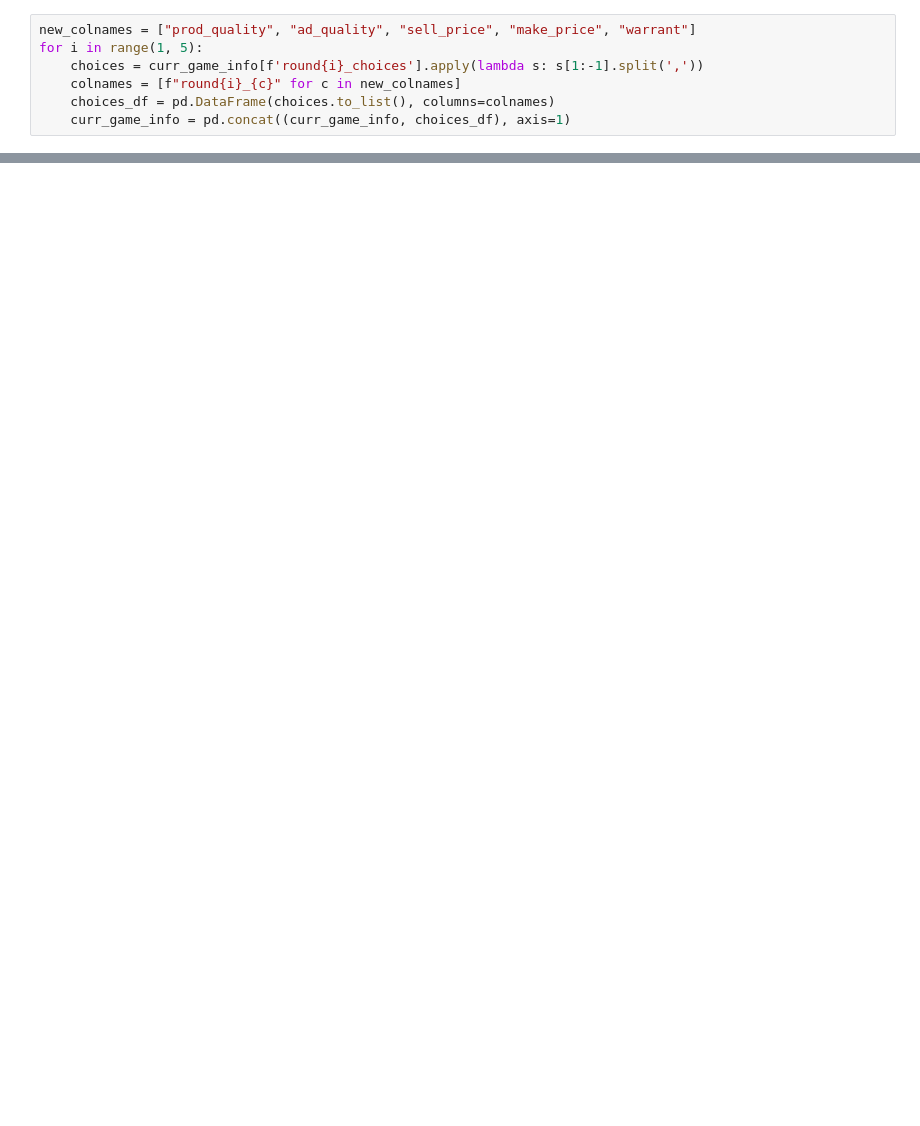
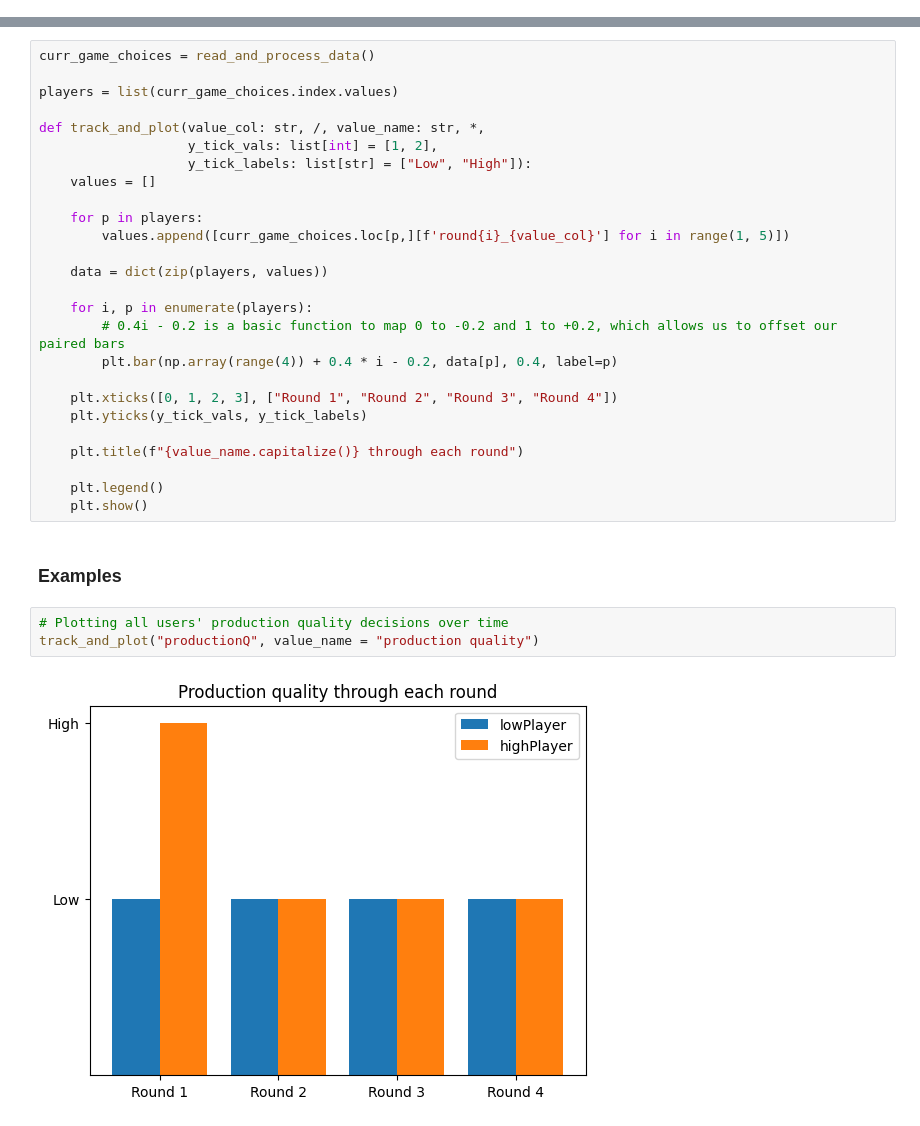
Before and after one commit to shahabhishek1729/toothpaste-empirica, a Jupyter notebook: base_producer_experiment/Admin Dashboard.ipynb, the cells around one changed output, grey strips where cells are left out. Saved outputs shown, nothing was run; the diff lists cells and outputs as text; blank space fills up the shorter version.

Commit message:
Added data dashboard

```diff
--- a/base_producer_experiment/Admin Dashboard.ipynb
+++ b/base_producer_experiment/Admin Dashboard.ipynb
@@ -98,7 +49,0 @@ Index(['id', 'gameID', 'treatmentName', 'introDone', 'ended', 'participantID',
-# %%
-new_colnames = ["prod_quality", "ad_quality", "sell_price", "make_price", "warrant"]
-for i in range(1, 5):
-    choices = curr_game_info[f'round{i}_choices'].apply(lambda s: s[1:-1].split(','))
-    colnames = [f"round{i}_{c}" for c in new_colnames]
-    choices_df = pd.DataFrame(choices.to_list(), columns=colnames)
-    curr_game_info = pd.concat((curr_game_info, choices_df), axis=1)
@@ -132,0 +119,33 @@ Index(['id', 'gameID', 'treatmentName', 'introDone', 'ended', 'participantID',
+# %%
+curr_game_choices = read_and_process_data()
+
+players = list(curr_game_choices.index.values)
+
+def track_and_plot(value_col: str, /, value_name: str, *,
+                   y_tick_vals: list[int] = [1, 2],
+                   y_tick_labels: list[str] = ["Low", "High"]):
+    values = []
+
+    for p in players:
+        values.append([curr_game_choices.loc[p,][f'round{i}_{value_col}'] for i in range(1, 5)])
+
+    data = dict(zip(players, values))
+
+    for i, p in enumerate(players):
+        # 0.4i - 0.2 is a basic function to map 0 to -0.2 and 1 to +0.2, which allows us to offset our paired bars
+        plt.bar(np.array(range(4)) + 0.4 * i - 0.2, data[p], 0.4, label=p)
+
+    plt.xticks([0, 1, 2, 3], ["Round 1", "Round 2", "Round 3", "Round 4"])
+    plt.yticks(y_tick_vals, y_tick_labels)
+
+    plt.title(f"{value_name.capitalize()} through each round")
+
+    plt.legend()
+    plt.show()
+# %% [markdown]
+### Examples
+# %%
+# Plotting all users' production quality decisions over time
+track_and_plot("productionQ", value_name = "production quality")
+# %% [output]
+[figure, added]
```
Also changed, not shown: parts of 21 cells of this notebook, 8 other files.
